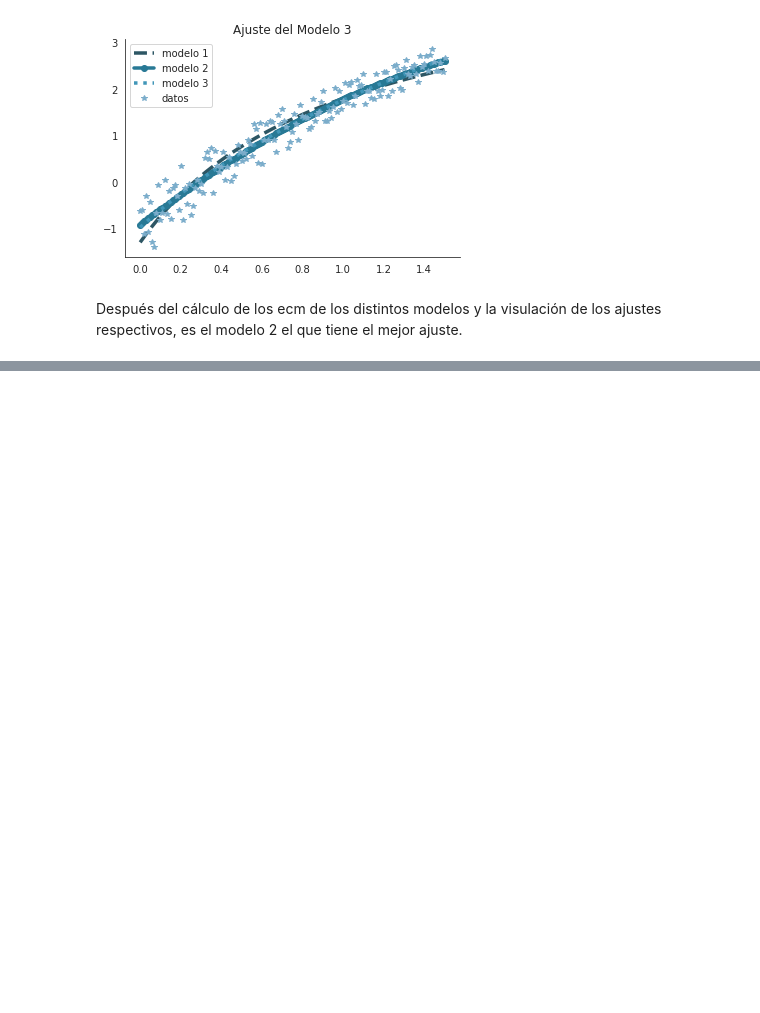
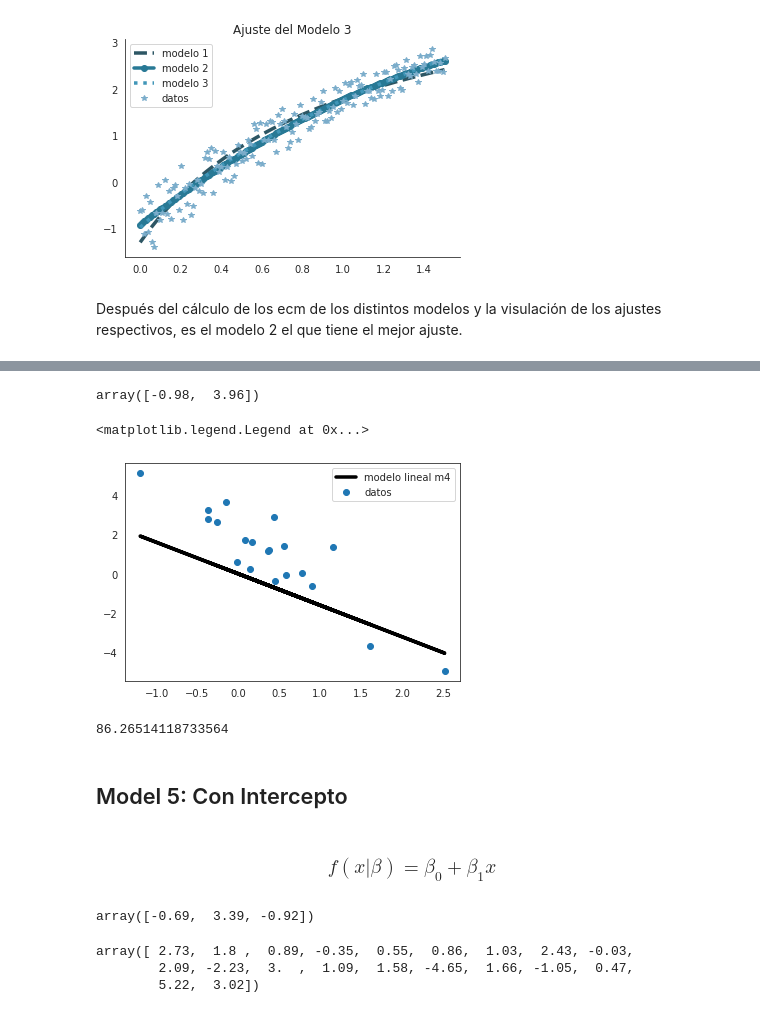
Before and after one commit to dapivei/practice-mcd, a Jupyter notebook: Practicas-Semanales/Semana 3/minimos_cuadrados.ipynb, the cells around one changed output, grey strips where cells are left out. Saved outputs shown, nothing was run; the diff lists cells and outputs as text; code cells hidden in the pictures; blank space fills up the shorter version.

```diff
--- a/Practicas-Semanales/Semana 3/minimos_cuadrados.ipynb
+++ b/Practicas-Semanales/Semana 3/minimos_cuadrados.ipynb
@@ -239,0 +305,18 @@ Después del cálculo de los ecm de los distintos modelos y la visulación de lo
+# %%
+Q,R = np.linalg.qr(A)
+# %%
+#Resolvemos el sistema R*beta = Q^T*y
+beta_m4 = np.linalg.solve(R,Q.T@y)
+pprint.pprint(beta)
+# %% [output]
+array([-0.98,  3.96])
+# %%
+y_ajustadas_m4 = A@beta_m4
+#obsérvese que la línea anterior es equivalente a realizar:
+#y_ajustadas_QR = beta[0] + beta[1]*x
+# %%
+plt.plot(x, y_ajustadas_m4 , 'k-',x, y, 'o')
+plt.legend(['modelo lineal m4','datos'], loc='best')
+# %% [output]
+<matplotlib.legend.Legend at 0x...>
+[figure, added]
@@ -239,0 +327,8 @@ Después del cálculo de los ecm de los distintos modelos y la visulación de lo
+# %%
+ecm4
+# %% [output]
+86.26514118733564
+# %% [markdown]
+## Model 5: Con Intercepto
+# %% [markdown]
+### $$f(x|\beta) = \beta_0 + \beta_1 x$$
@@ -239,0 +339,8 @@ Después del cálculo de los ecm de los distintos modelos y la visulación de lo
+# %%
+
+coeficientes_m5 = np.polyfit(x,y,ngrado_m5)
+#Una vez realizado el llamado a la función polyfit se regresan los coeficientes de x
+#ordenados del mayor grado al menor.
+pprint.pprint(coeficientes)
+# %% [output]
+array([-0.69,  3.39, -0.92])
@@ -239,0 +349,6 @@ Después del cálculo de los ecm de los distintos modelos y la visulación de lo
+# %%
+y_ajustadas_m5
+# %% [output]
+array([ 2.73,  1.8 ,  0.89, -0.35,  0.55,  0.86,  1.03,  2.43, -0.03,
+        2.09, -2.23,  3.  ,  1.09,  1.58, -4.65,  1.66, -1.05,  0.47,
+        5.22,  3.02])
```
Also changed, not shown: parts of 33 cells of this notebook.
